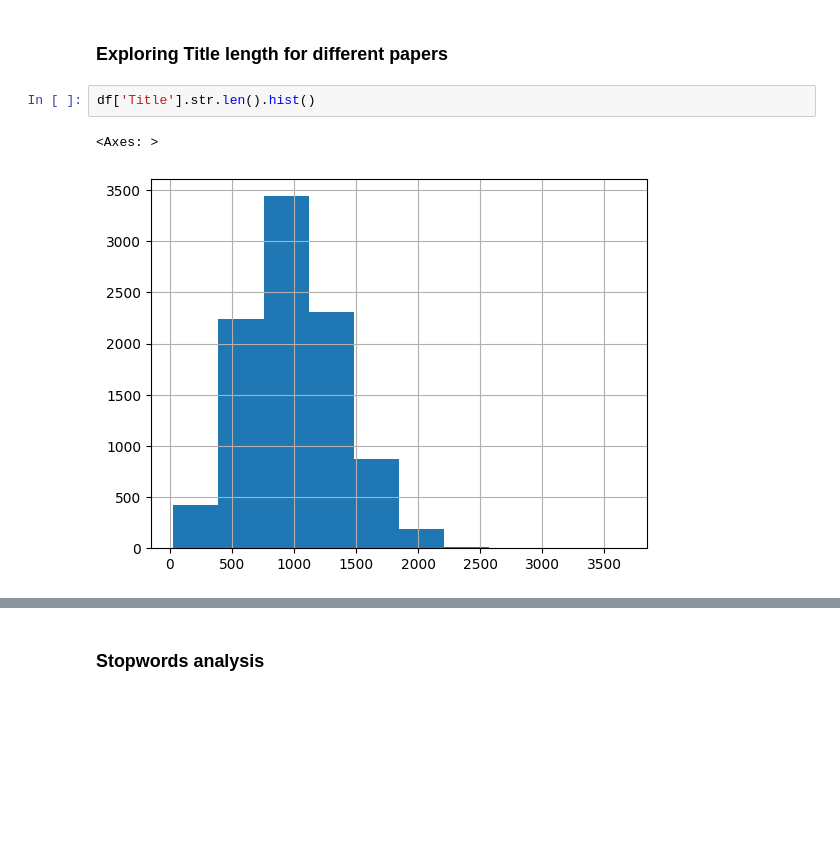
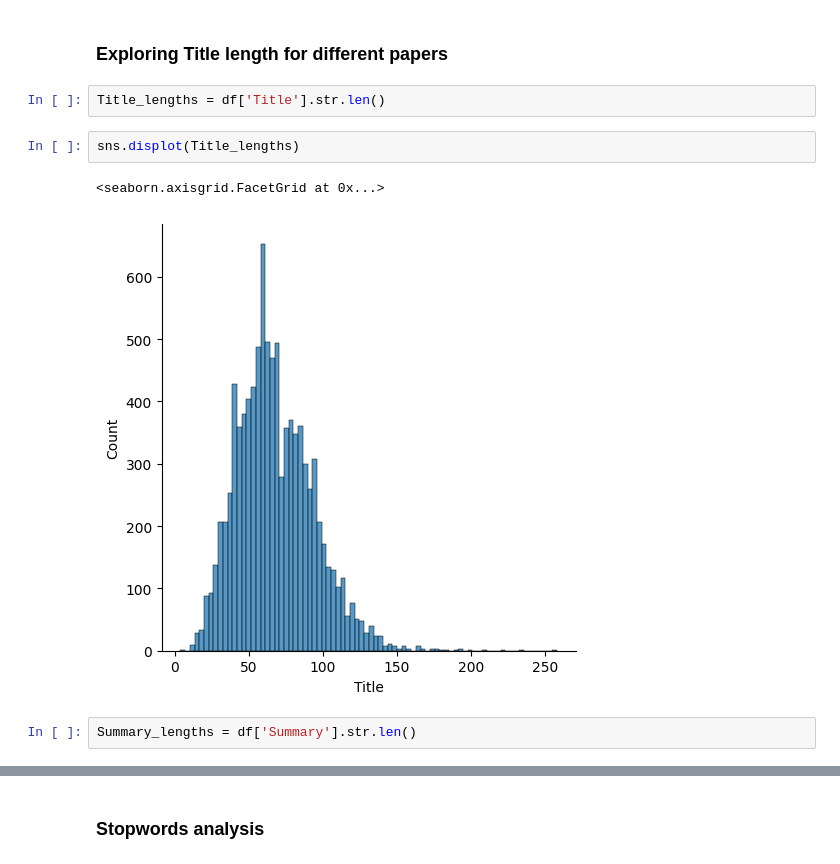
Before and after one commit to DATA-606-2023-FALL-MONDAY/Thanda_Vishnupriya, a Jupyter notebook: src/PaperCraft_Data_Exploration.ipynb, the cells around one changed output, grey strips where cells are left out. Cells and saved outputs as stored; diff of their text form; blank space fills up the shorter version.

```diff
--- a/src/PaperCraft_Data_Exploration.ipynb
+++ b/src/PaperCraft_Data_Exploration.ipynb
@@ -107,7 +139,11 @@ dtype: int64
 # %% [markdown]
 ### Exploring Title length for different papers
 # %%
-df['Title'].str.len().hist()
+Title_lengths = df['Title'].str.len()
-# %% [output]
-<Axes: >
-[figure, removed]
+# %%
+sns.displot(Title_lengths)
+# %% [output]
+<seaborn.axisgrid.FacetGrid at 0x...>
+[figure, added]
+# %%
+Summary_lengths = df['Summary'].str.len()
```
Also changed, not shown: parts of 17 cells of this notebook.
